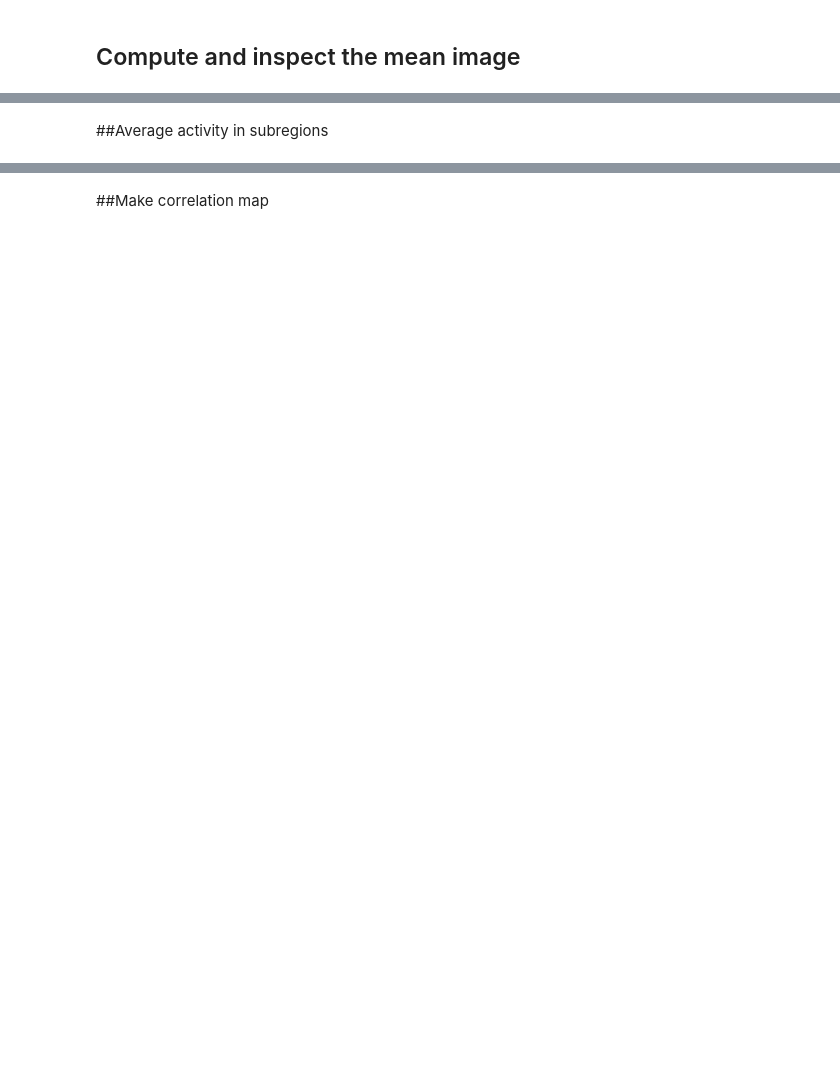
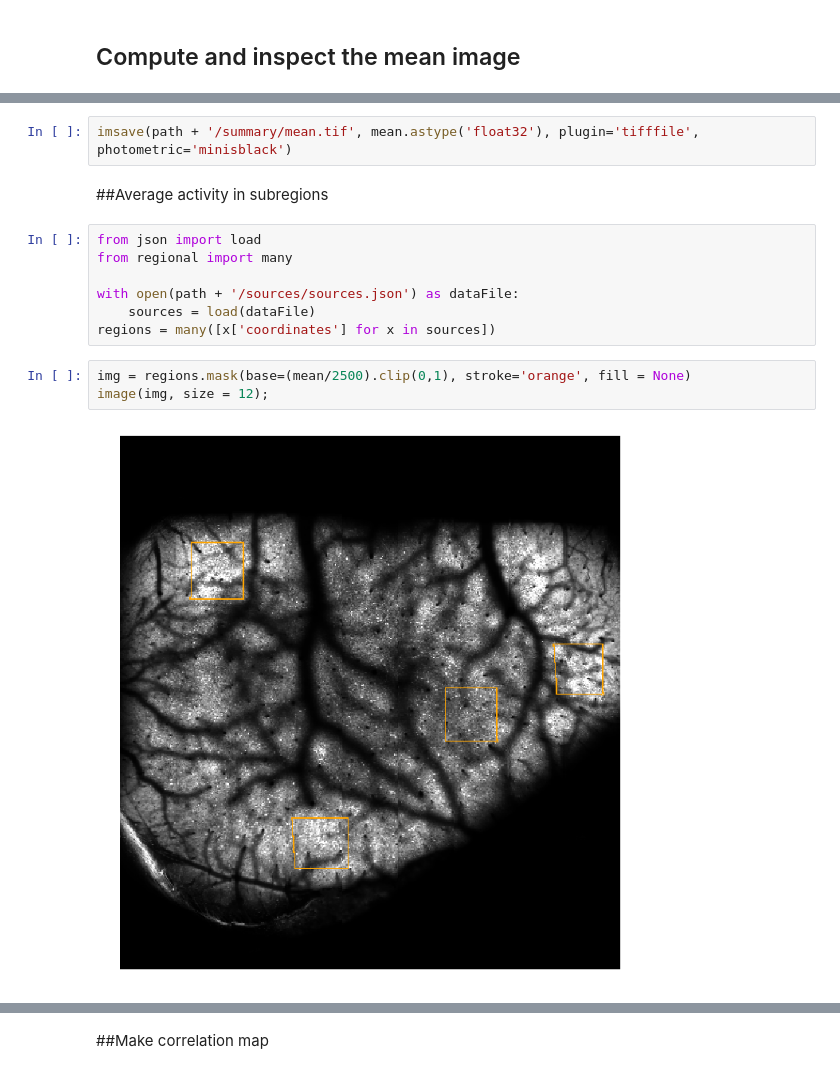
Before and after one commit to sofroniewn/2pRAM-paper, a Jupyter notebook: notebooks/Figure-8 functional imaging.ipynb, the cells around one changed output, grey strips where cells are left out. Drawn from its saved outputs; the diff is of its cells as text; blank space fills up the shorter version.

```diff
--- a/notebooks/Figure-8 functional imaging.ipynb
+++ b/notebooks/Figure-8 functional imaging.ipynb
@@ -34,2 +40,16 @@ image(mean, clim=(0, 3.5*mean.mean()), size = 10)
+# %%
+imsave(path + '/summary/mean.tif', mean.astype('float32'), plugin='tifffile', photometric='minisblack')
 # %% [markdown]
 ##Average activity in subregions
+# %%
+from json import load
+from regional import many
+
+with open(path + '/sources/sources.json') as dataFile:
+    sources = load(dataFile)
+regions = many([x['coordinates'] for x in sources])
+# %%
+img = regions.mask(base=(mean/2500).clip(0,1), stroke='orange', fill = None)
+image(img, size = 12);
+# %% [output]
+[figure, added]
```
Also changed, not shown: parts of 29 cells of this notebook, 1 other file.
